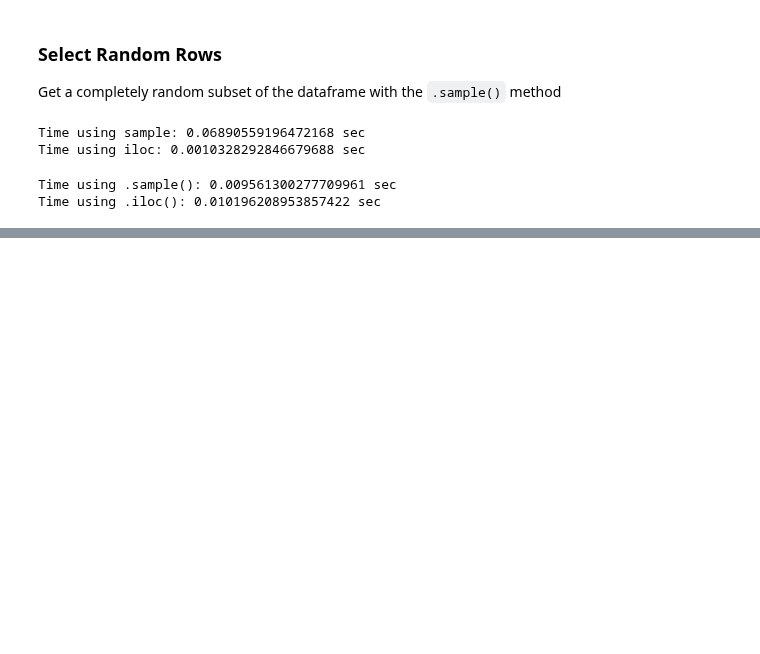
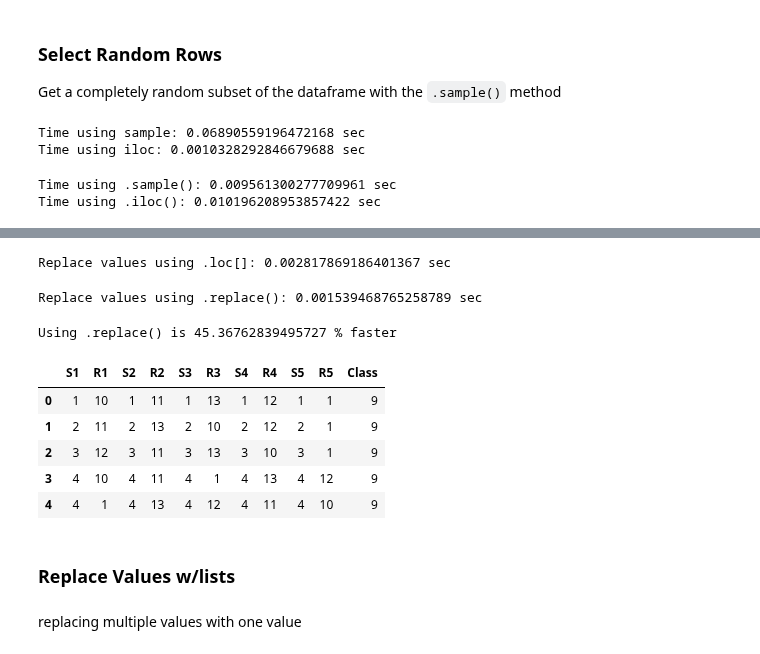
Before and after one commit to SmilodonCub/DATA602, a Jupyter notebook: PythonProgrammingTrack_DataCamp_Notes.ipynb, the cells around one changed output, grey strips where cells are left out. Cells and saved outputs as stored; diff of their text form; code cells hidden in the pictures; blank space fills up the shorter version.

Commit message:
Replacing values in a dataframe

```diff
--- a/PythonProgrammingTrack_DataCamp_Notes.ipynb
+++ b/PythonProgrammingTrack_DataCamp_Notes.ipynb
@@ -1040,0 +1056,38 @@ Time using .iloc(): 0.010196208953857422 sec
+# %%
+#replacing values in pandas
+start_time = time.time()
+popnames['Gender'].loc[popnames.Gender=='Male'] = 'BOY'
+end_time = time.time()
+diffloc = end_time - start_time
+print('Replace values using .loc[]: {} sec'.format( diffloc ))
+# %% [output]
+Replace values using .loc[]: 0.002817869186401367 sec
+# %%
+#using .replace()
+start_time = time.time()
+popnames['Gender'].replace( 'MALE', 'BOY', inplace = True )
+end_time = time.time()
+diffreplace = end_time - start_time
+print('Replace values using .replace(): {} sec'.format( diffreplace ))
+# %% [output]
+Replace values using .replace(): 0.001539468765258789 sec
+# %%
+percentage_increase = ( diffloc - diffreplace )/diffloc * 100
+print('Using .replace() is {} % faster'.format( percentage_increase ))
+# %% [output]
+Using .replace() is 45.36762839495727 % faster
+# %%
+url = 'https://raw.githubusercontent.com/SmilodonCub/DATA602/master/poker_hand.csv'
+poker_hands = pd.read_csv( url )
+poker_hands.head()
+# %% [output]
+|  | S1 | R1 | S2 | R2 | S3 | R3 | S4 | R4 | S5 | R5 | Class |
+| 0 | 1 | 10 | 1 | 11 | 1 | 13 | 1 | 12 | 1 | 1 | 9 |
+| 1 | 2 | 11 | 2 | 13 | 2 | 10 | 2 | 12 | 2 | 1 | 9 |
+| 2 | 3 | 12 | 3 | 11 | 3 | 13 | 3 | 10 | 3 | 1 | 9 |
+| 3 | 4 | 10 | 4 | 11 | 4 | 1 | 4 | 13 | 4 | 12 | 9 |
+| 4 | 4 | 1 | 4 | 13 | 4 | 12 | 4 | 11 | 4 | 10 | 9 |
+# %% [markdown]
+### Replace Values w/lists
+# %% [markdown]
+replacing multiple values with one value
```
Also changed, not shown: parts of 15 cells of this notebook.
